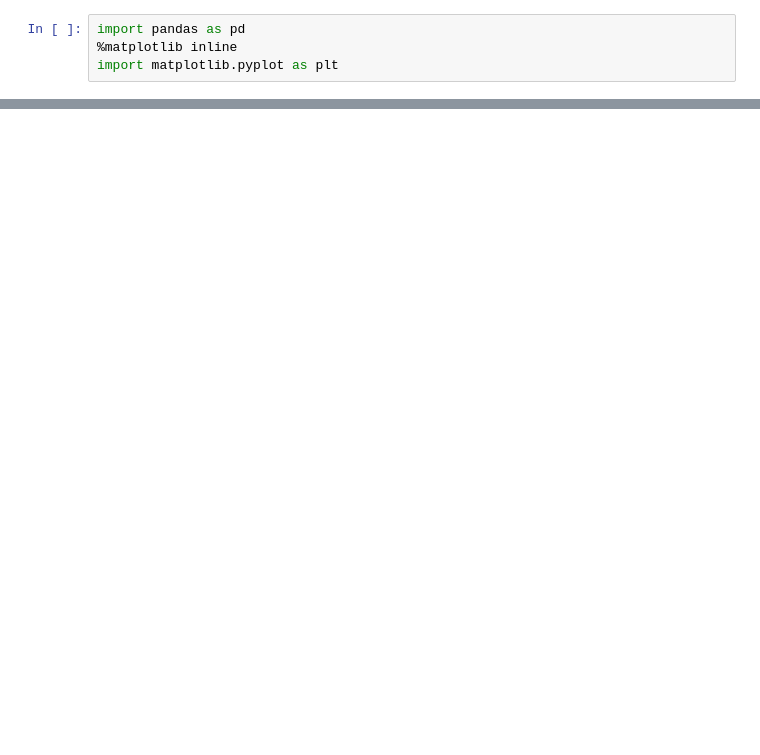
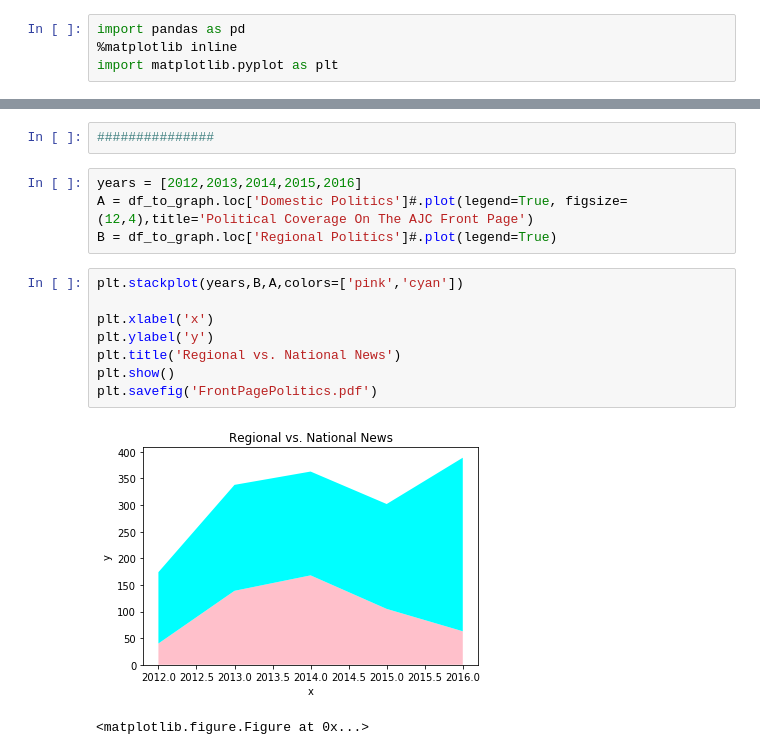
Before and after one commit to maijaliisa/studio-projects, a Jupyter notebook: code/AJCPAGE1/PartTwo Analyzing AJC .ipynb, the cells around one changed output, grey strips where cells are left out. Drawn from its saved outputs; the diff is of its cells as text; blank space fills up the shorter version.

```diff
--- a/code/AJCPAGE1/PartTwo Analyzing AJC .ipynb
+++ b/code/AJCPAGE1/PartTwo Analyzing AJC .ipynb
@@ -49,0 +127,17 @@ df_to_graph.loc['Regional Politics'].plot(figsize=(16,6), legend=True)
+# %%
+###############
+# %%
+years = [2012,2013,2014,2015,2016]
+A = df_to_graph.loc['Domestic Politics']#.plot(legend=True, figsize=(12,4),title='Political Coverage On The AJC Front Page')
+B = df_to_graph.loc['Regional Politics']#.plot(legend=True)
+# %%
+plt.stackplot(years,B,A,colors=['pink','cyan'])
+
+plt.xlabel('x')
+plt.ylabel('y')
+plt.title('Regional vs. National News')
+plt.show()
+plt.savefig('FrontPagePolitics.pdf')
+# %% [output]
+[figure, added]
+<matplotlib.figure.Figure at 0x...>
```
Also changed, not shown: parts of 34 cells of this notebook, 25 other files.
